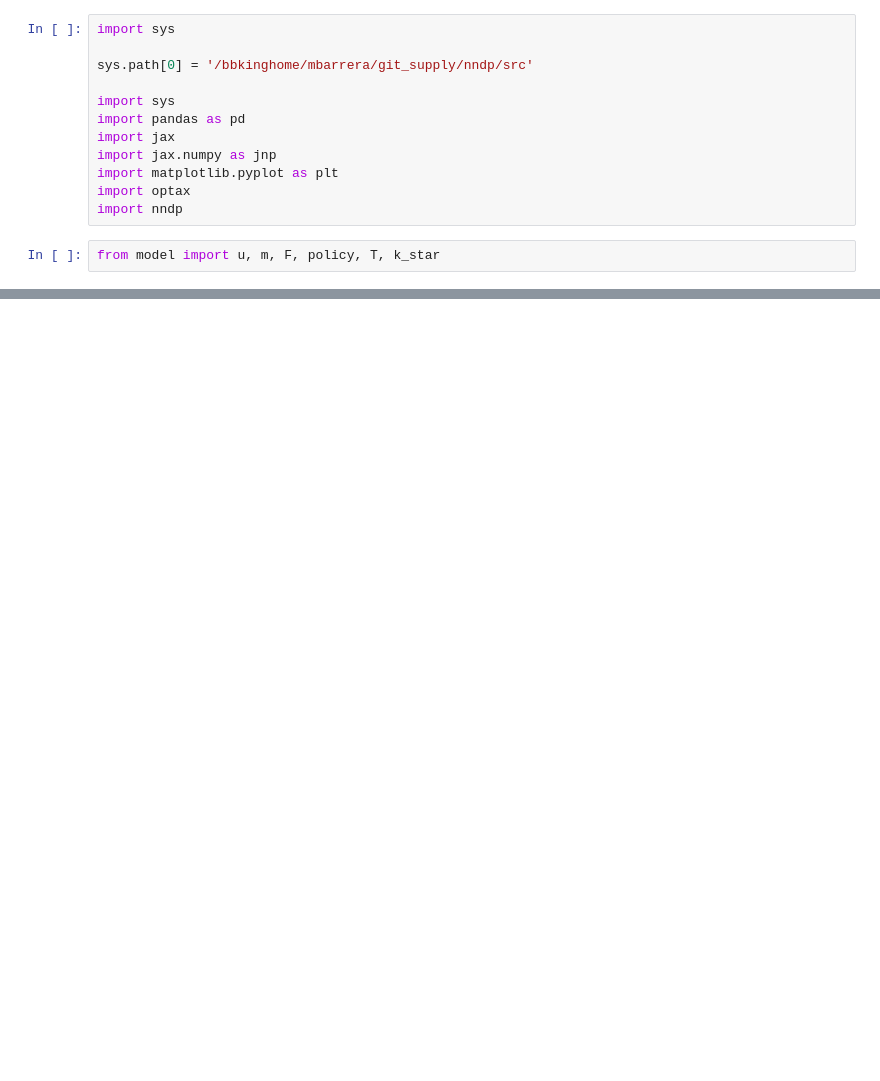
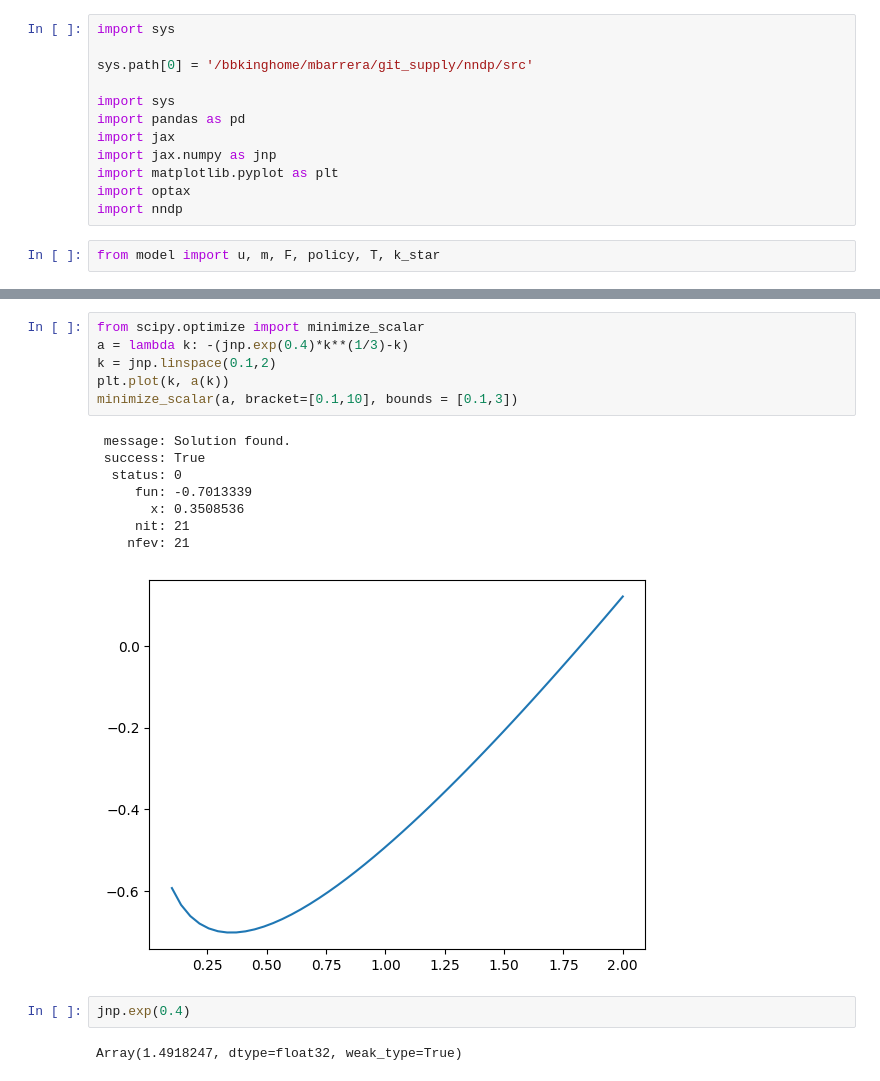
Before and after one commit to marcdelabarrera/nndp, a Jupyter notebook: docs/source/notebooks/firm_dynamics/main.ipynb, the cells around one changed output, grey strips where cells are left out. Cells and saved outputs as stored; diff of their text form; blank space fills up the shorter version.

```diff
--- a/docs/source/notebooks/firm_dynamics/main.ipynb
+++ b/docs/source/notebooks/firm_dynamics/main.ipynb
@@ -68,0 +81,19 @@ fig.show()
+# %%
+from scipy.optimize import minimize_scalar
+a = lambda k: -(jnp.exp(0.4)*k**(1/3)-k)
+k = jnp.linspace(0.1,2)
+plt.plot(k, a(k))
+minimize_scalar(a, bracket=[0.1,10], bounds = [0.1,3])
+# %% [output]
+ message: Solution found.
+ success: True
+  status: 0
+     fun: -0.7013339
+       x: 0.3508536
+     nit: 21
+    nfev: 21
+[figure, added]
+# %%
+jnp.exp(0.4)
+# %% [output]
+Array(1.4918247, dtype=float32, weak_type=True)
```
Also changed, not shown: parts of 12 cells of this notebook, 2 other files.
